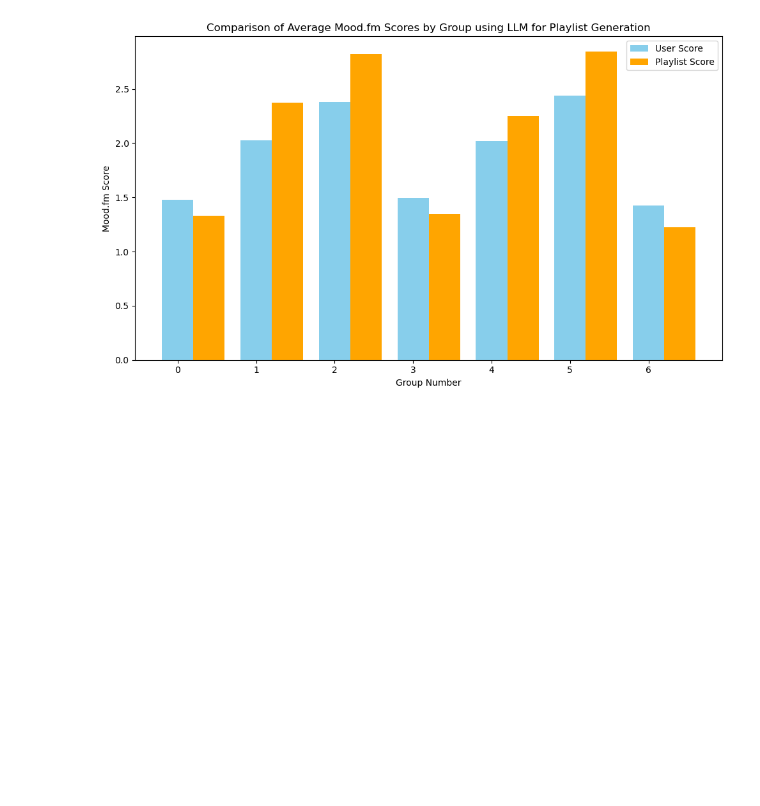
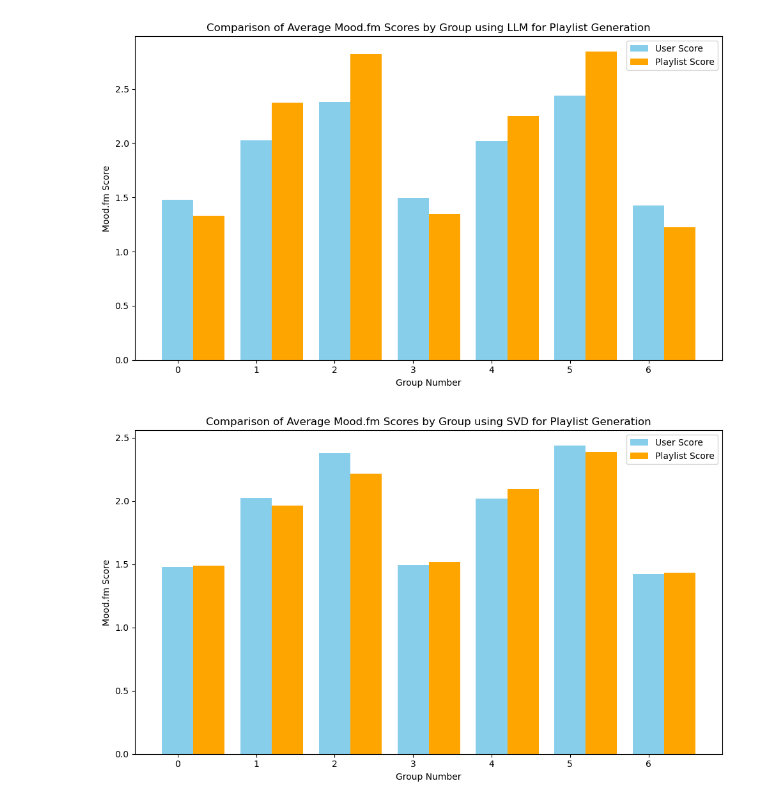
Before and after one commit to shreyash2106/CS573_Final_Project, a Jupyter notebook: src/eval/eval.ipynb, the cells around one changed output. Cells and saved outputs as stored; diff of their text form; code cells hidden in the pictures; blank space fills up the shorter version.

```diff
--- a/src/eval/eval.ipynb
+++ b/src/eval/eval.ipynb
@@ -532,4 +532,9 @@ llm_results = evaluate_llm_moodfm_scores(llm_json_file_path, seven_day_history_p
 plot_group_averages(llm_results)
 # %% [output]
 [figure]
+# %%
+svd_results = evaluate_llm_moodfm_scores("../svd/svd_user_playlists.json", seven_day_history_path)
+plot_group_averages(svd_results)
+# %% [output]
+[figure, added]
 # %%
```
Also changed, not shown: parts of 2 cells of this notebook.
